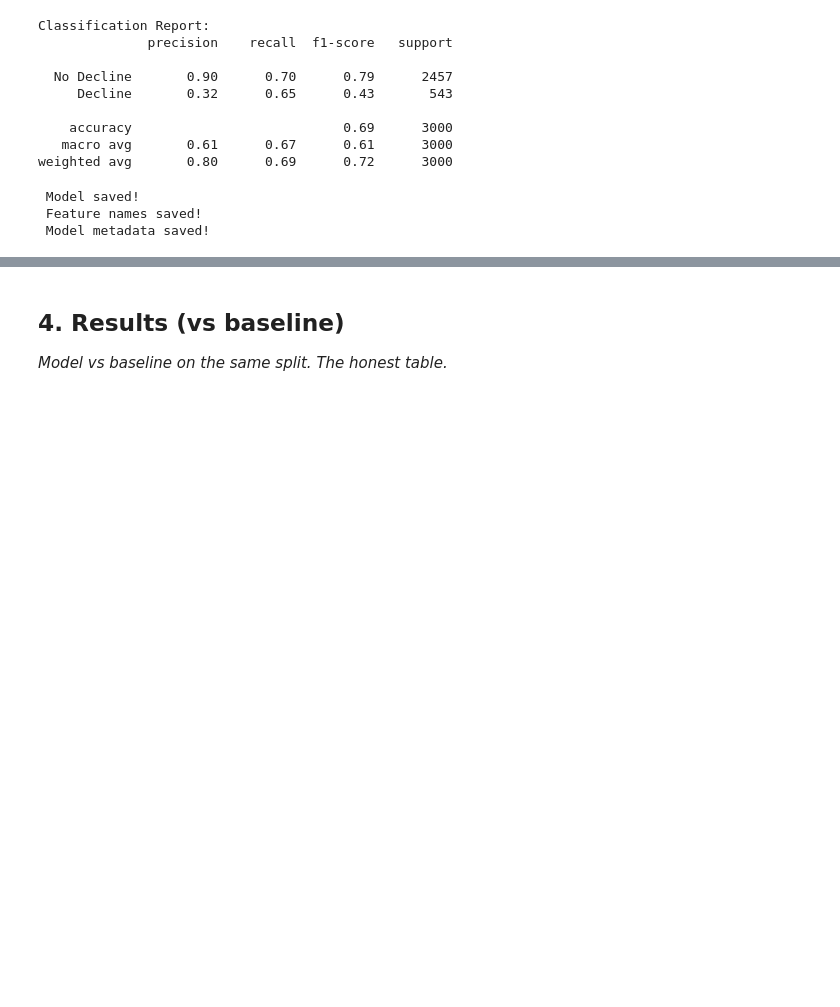
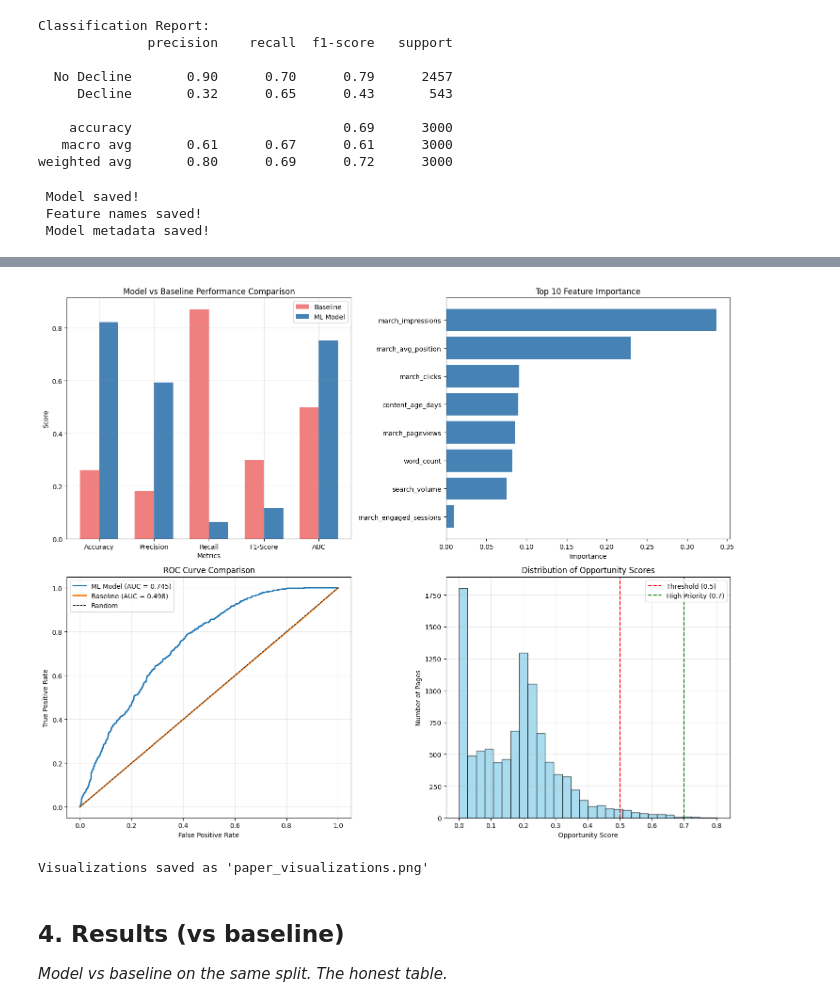
Before and after one commit to Aleeza-Maryam/Aleeza-ML-Internship-WEEK1, a Jupyter notebook: work/notebooks/capstone.ipynb, the cells around one changed output, grey strips where cells are left out. Saved outputs shown, nothing was run; the diff lists cells and outputs as text; code cells hidden in the pictures; blank space fills up the shorter version.

```diff
--- a/work/notebooks/capstone.ipynb
+++ b/work/notebooks/capstone.ipynb
@@ -1280,3 +1350,68 @@ print(" Model metadata saved!")
+# %%
+# ============================================
+# Create Final Charts for Your Paper
+# ============================================
+
+fig, axes = plt.subplots(2, 2, figsize=(15, 12))
+
+# 1. Model vs Baseline Performance
+ax1 = axes[0, 0]
+metrics_to_plot = ['Accuracy', 'Precision', 'Recall', 'F1-Score', 'AUC']
+baseline_values = [comparison_df.loc[comparison_df['Metric']==m, 'Baseline'].values[0] for m in metrics_to_plot]
+model_values = [comparison_df.loc[comparison_df['Metric']==m, 'ML Model'].values[0] for m in metrics_to_plot]
+
+x = np.arange(len(metrics_to_plot))
+width = 0.35
+ax1.bar(x - width/2, baseline_values, width, label='Baseline', color='lightcoral')
+ax1.bar(x + width/2, model_values, width, label='ML Model', color='steelblue')
+ax1.set_xlabel('Metrics')
+ax1.set_ylabel('Score')
+ax1.set_title('Model vs Baseline Performance Comparison')
+ax1.set_xticks(x)
+ax1.set_xticklabels(metrics_to_plot)
+ax1.legend()
+ax1.grid(True, alpha=0.3)
+
+# 2. Feature Importance
+ax2 = axes[0, 1]
+top_features = importances.sort_values('importance', ascending=True).tail(10)
+ax2.barh(top_features['feature'], top_features['importance'], color='steelblue')
+ax2.set_xlabel('Importance')
+ax2.set_title('Top 10 Feature Importance')
+
+# 3. ROC Curve
+ax3 = axes[1, 0]
+from sklearn.metrics import roc_curve
+fpr, tpr, _ = roc_curve(y_val, y_pred_proba)
+ax3.plot(fpr, tpr, label=f'ML Model (AUC = {roc_auc_score(y_val, y_pred_proba):.3f})', linewidth=2)
+# Baseline ROC
+baseline_fpr, baseline_tpr, _ = roc_curve(y_val, baseline_pred)
+ax3.plot(baseline_fpr, baseline_tpr, label=f'Baseline (AUC = {roc_auc_score(y_val, baseline_pred):.3f})', linewidth=2)
+ax3.plot([0, 1], [0, 1], 'k--', label='Random', linewidth=1)
+ax3.set_xlabel('False Positive Rate')
+ax3.set_ylabel('True Positive Rate')
+ax3.set_title('ROC Curve Comparison')
+ax3.legend()
+ax3.grid(True, alpha=0.3)
+
+# 4. Opportunity Score Distribution
+ax4 = axes[1, 1]
+ax4.hist(full_df['opportunity_score'], bins=30, edgecolor='black', alpha=0.7, color='skyblue')
+ax4.axvline(x=0.5, color='red', linestyle='--', label='Threshold (0.5)')
+ax4.axvline(x=0.7, color='green', linestyle='--', label='High Priority (0.7)')
+ax4.set_xlabel('Opportunity Score')
+ax4.set_ylabel('Number of Pages')
+ax4.set_title('Distribution of Opportunity Scores')
+ax4.legend()
+ax4.grid(True, alpha=0.3)
+
+plt.tight_layout()
+plt.savefig('paper_visualizations.png', dpi=300, bbox_inches='tight')
+plt.show()
+print("Visualizations saved as 'paper_visualizations.png'")
+# %% [output]
+[figure, added]
+Visualizations saved as 'paper_visualizations.png'
 # %% [markdown]
 ## 4. Results (vs baseline)
 
```
Also changed, not shown: parts of 1 cell of this notebook.
